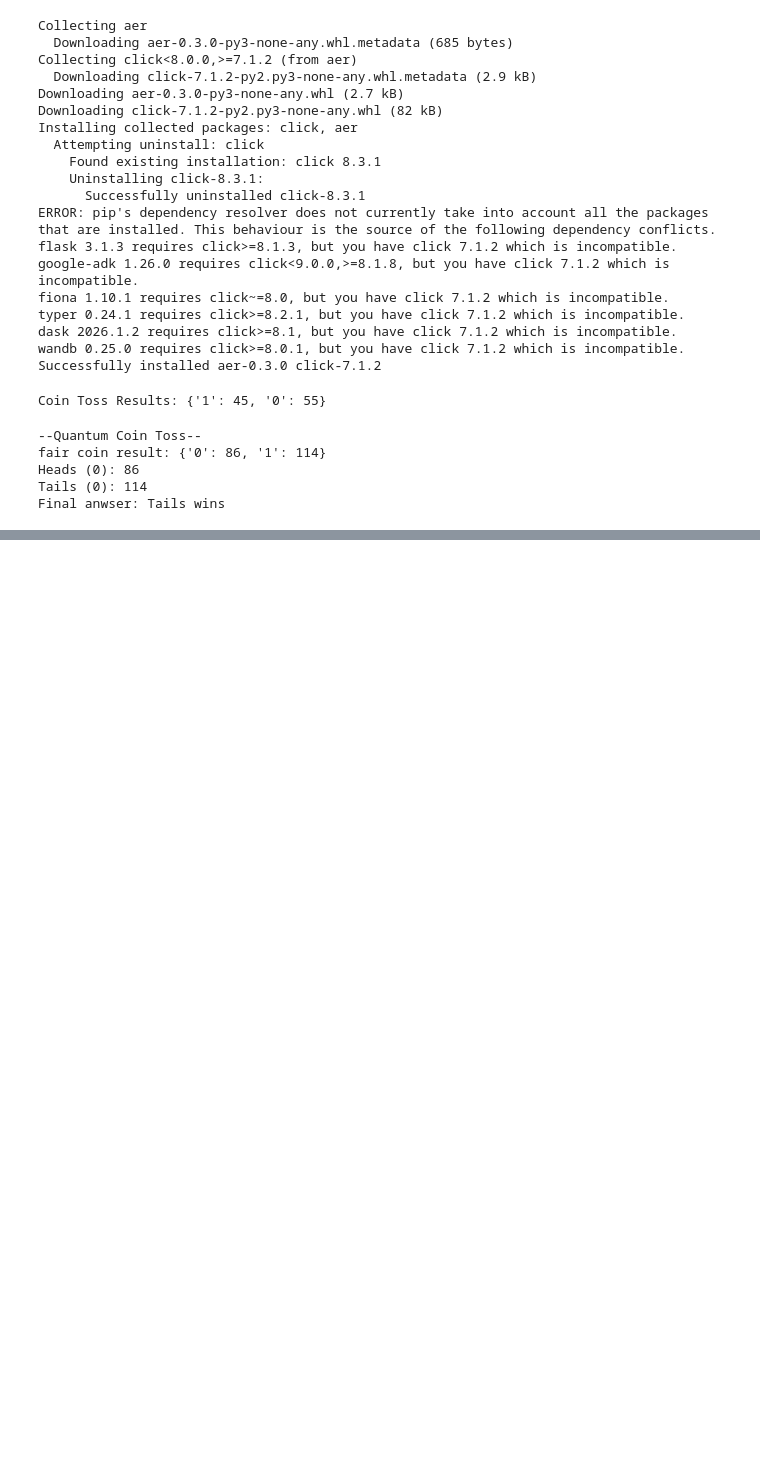
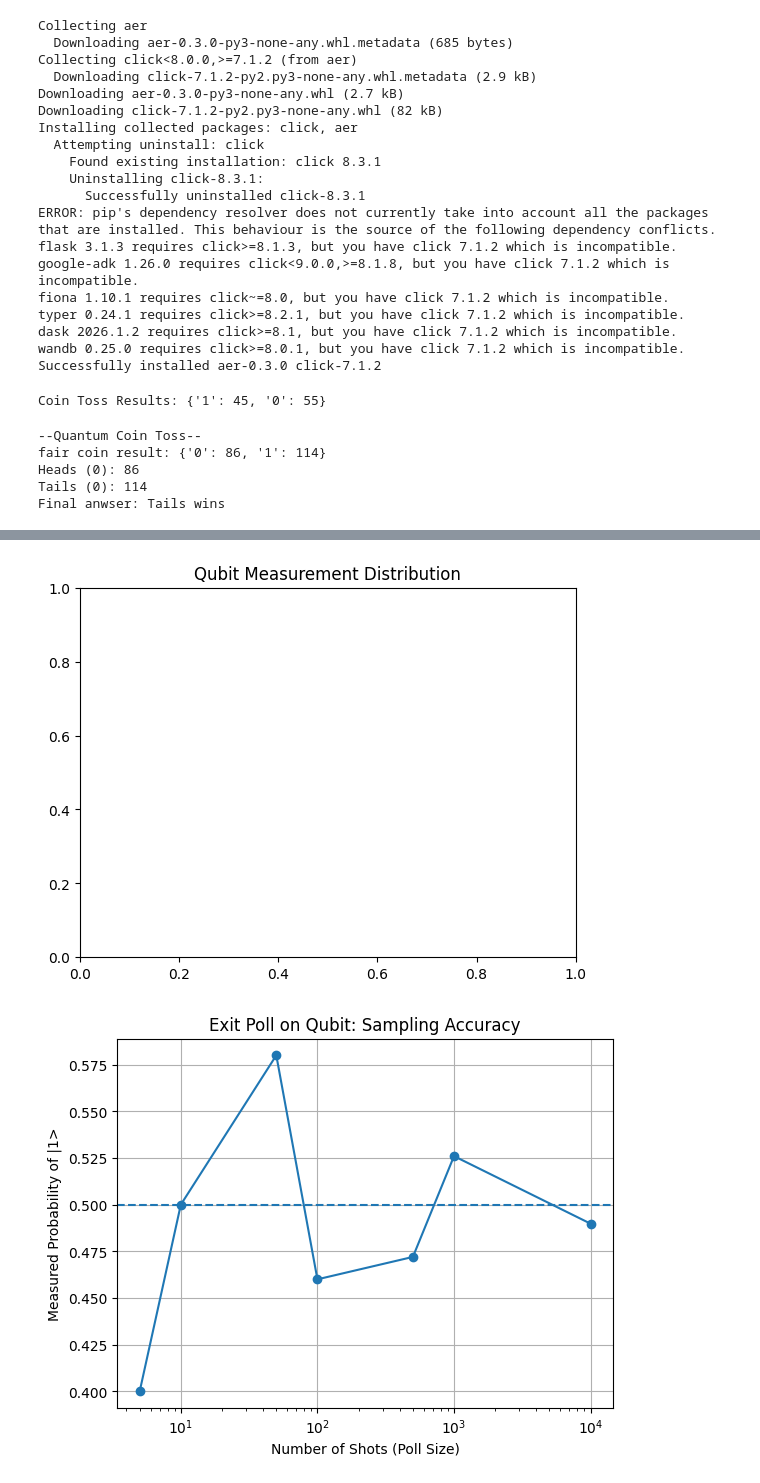
Before and after one commit to Mayank18Tyagi/Web_Designing, a Jupyter notebook: chapter_appendix-tools-for-deep-learning/jupyter.ipynb, the cells around one changed output, grey strips where cells are left out. Drawn from its saved outputs; the diff is of its cells as text; code cells hidden in the pictures; blank space fills up the shorter version.

```diff
--- a/chapter_appendix-tools-for-deep-learning/jupyter.ipynb
+++ b/chapter_appendix-tools-for-deep-learning/jupyter.ipynb
@@ -367,0 +1372,70 @@ Final anwser: Tails wins
+# %%
+# =========================================
+# IMPORTS
+# =========================================
+from qiskit import QuantumCircuit
+from qiskit_aer import AerSimulator
+from qiskit.visualization import plot_histogram
+import matplotlib.pyplot as plt
+
+# =========================================
+# BUILD A 50/50 SUPERPOSITION CIRCUIT
+# =========================================
+
+qc_poll = QuantumCircuit(1,1)
+
+qc_poll.h(0)              # Hadamard gate → 50% |0>, 50% |1>
+qc_poll.measure(0,0)
+
+print("Quantum Circuit:")
+print(qc_poll.draw())
+
+# =========================================
+# SIMULATOR
+# =========================================
+
+sim = AerSimulator()
+
+# Different "poll sizes"
+shot_sizes = [5, 10, 50, 100, 500, 1000, 10000]
+
+results = {}
+p1_values = []
+
+# =========================================
+# RUN EXPERIMENT
+# =========================================
+
+for shots in shot_sizes:
+
+    job = sim.run(qc_poll, shots=shots)
+    counts = job.result().get_counts()
+
+    results[shots] = counts
+
+    p1 = counts.get('1',0) / shots
+    p1_values.append(p1)
+
+    print(f"{shots:>6} shots -> P(|1>) = {p1*100:.1f}%")
+
+# =========================================
+# HISTOGRAM VISUALIZATION
+# =========================================
+
+plot_histogram(results[max(shot_sizes)])
+plt.title("Qubit Measurement Distribution")
+plt.show()
+
+# =========================================
+# EXIT POLL ACCURACY GRAPH
+# =========================================
+
+plt.plot(shot_sizes, p1_values, marker='o')
+plt.axhline(0.5, linestyle='--')
+plt.xlabel("Number of Shots (Poll Size)")
+plt.ylabel("Measured Probability of |1>")
+plt.title("Exit Poll on Qubit: Sampling Accuracy")
+plt.xscale('log')
+plt.grid()
+plt.show()
+# %% [output]
@@ -367,0 +1455,2 @@ Final anwser: Tails wins
+[figure, added]
+[figure, added]
```
Also changed, not shown: parts of 21 cells of this notebook.
